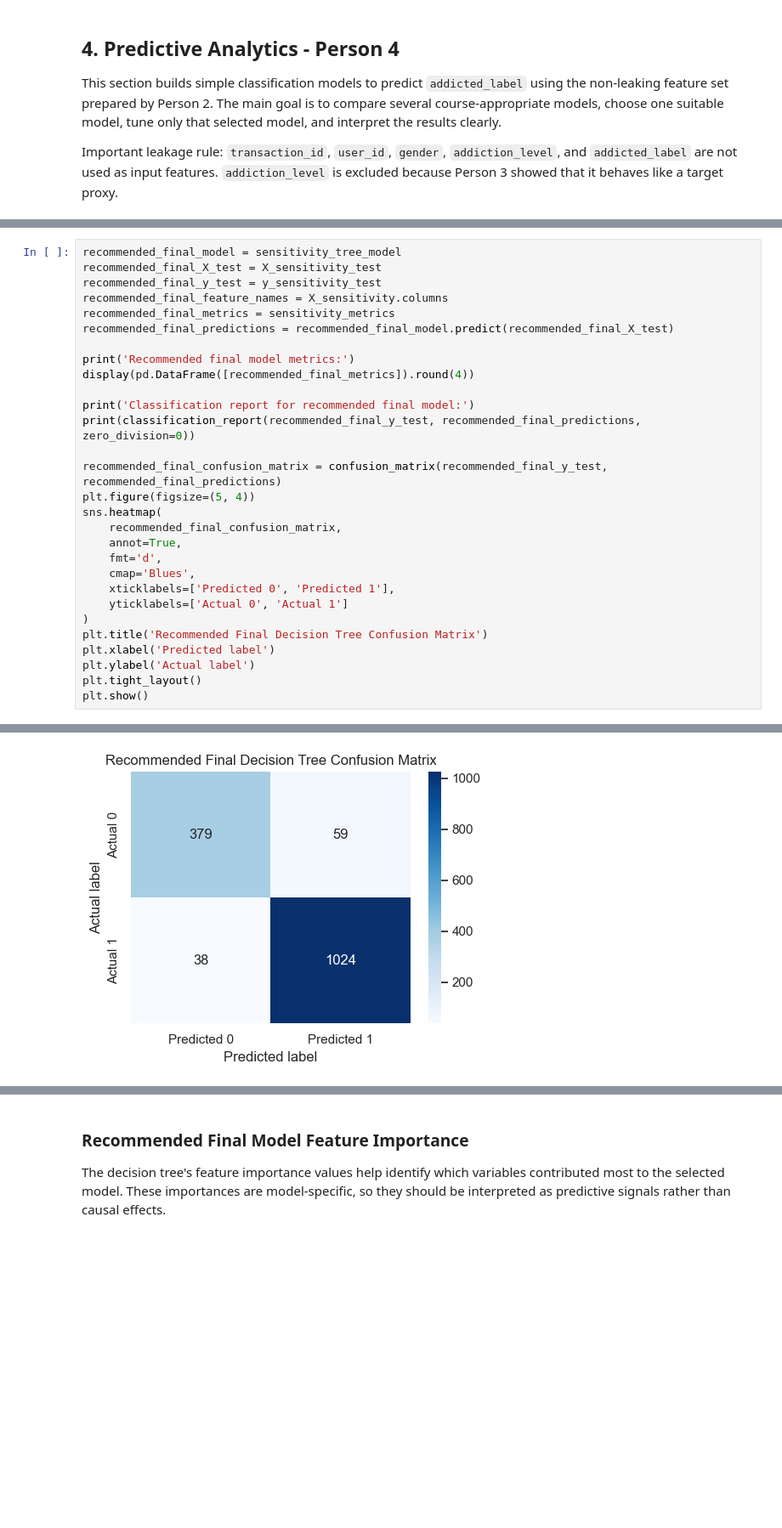
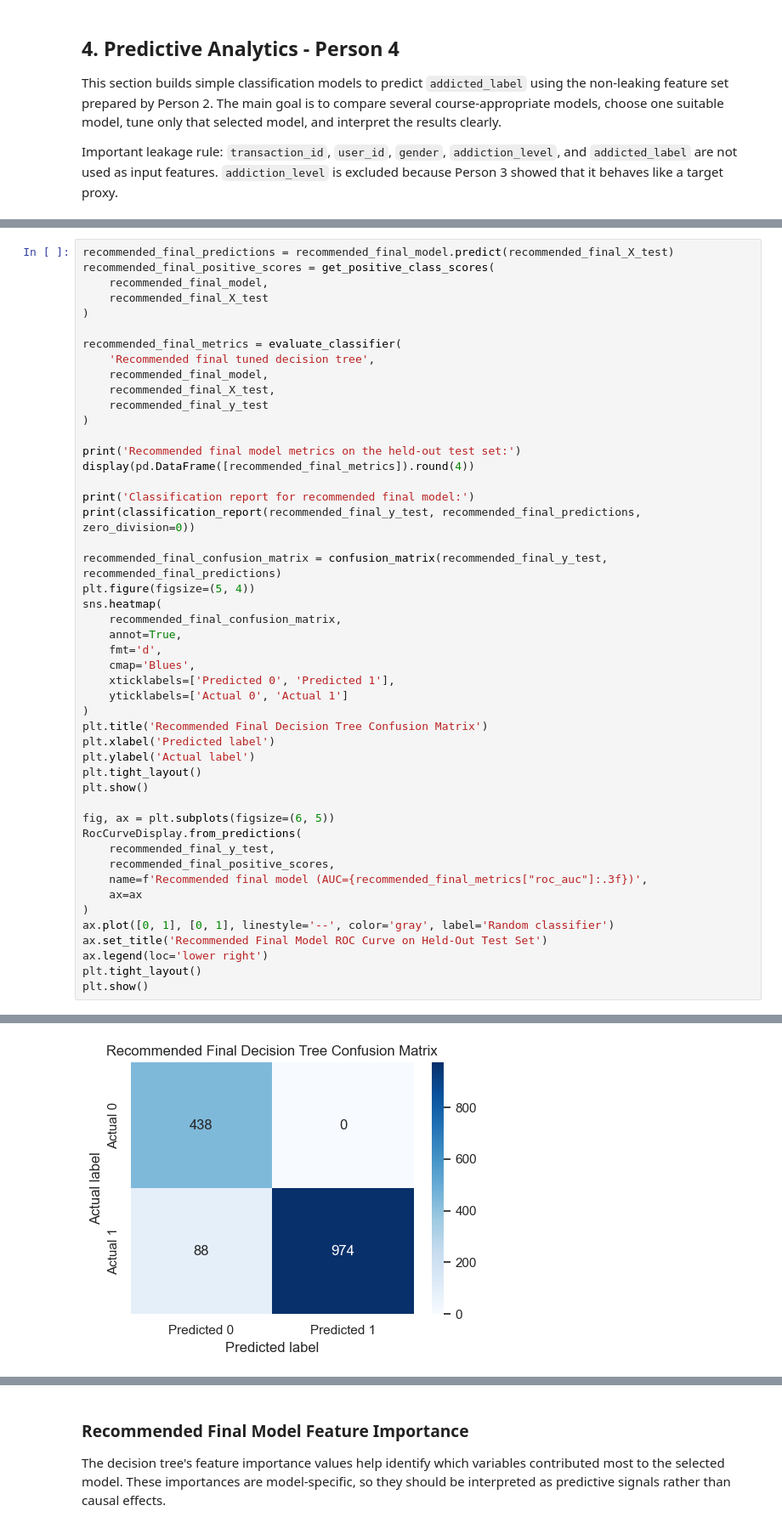
Before and after one commit to Zikri809/Data_Analytics_Project, a Jupyter notebook: Analysis.ipynb, the cells around one changed output, grey strips where cells are left out. Shown at 85% size. Saved outputs shown, nothing was run; the diff lists cells and outputs as text; blank space fills up the shorter version.

```diff
--- a/Analysis.ipynb
+++ b/Analysis.ipynb
@@ -1347,12 +1939,18 @@ The sensitivity model removes the aggregate and ratio features, performs slightl
 # %%
-recommended_final_model = sensitivity_tree_model
-recommended_final_X_test = X_sensitivity_test
-recommended_final_y_test = y_sensitivity_test
-recommended_final_feature_names = X_sensitivity.columns
-recommended_final_metrics = sensitivity_metrics
 recommended_final_predictions = recommended_final_model.predict(recommended_final_X_test)
+recommended_final_positive_scores = get_positive_class_scores(
+    recommended_final_model,
+    recommended_final_X_test
+)
 
-print('Recommended final model metrics:')
+recommended_final_metrics = evaluate_classifier(
+    'Recommended final tuned decision tree',
+    recommended_final_model,
+    recommended_final_X_test,
+    recommended_final_y_test
+)
+
+print('Recommended final model metrics on the held-out test set:')
 display(pd.DataFrame([recommended_final_metrics]).round(4))
 
 print('Classification report for recommended final model:')
@@ -1373,4 +1971,17 @@ plt.xlabel('Predicted label')
 plt.ylabel('Actual label')
 plt.tight_layout()
 plt.show()
+
+fig, ax = plt.subplots(figsize=(6, 5))
+RocCurveDisplay.from_predictions(
+    recommended_final_y_test,
+    recommended_final_positive_scores,
+    name=f'Recommended final model (AUC={recommended_final_metrics["roc_auc"]:.3f})',
+    ax=ax
+)
+ax.plot([0, 1], [0, 1], linestyle='--', color='gray', label='Random classifier')
+ax.set_title('Recommended Final Model ROC Curve on Held-Out Test Set')
+ax.legend(loc='lower right')
+plt.tight_layout()
+plt.show()
 # %% [output]
@@ -1389 +2000 @@ weighted avg       0.93      0.94      0.93      1500
-[figure, old version]
+[figure, new version]
```
Also changed, not shown: parts of 50 cells of this notebook, 1 other file.
